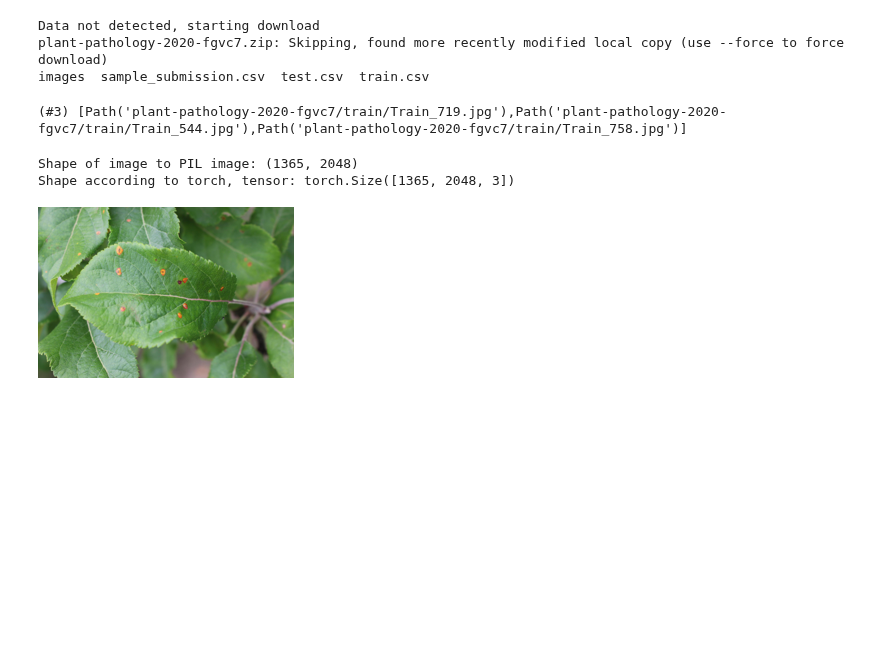
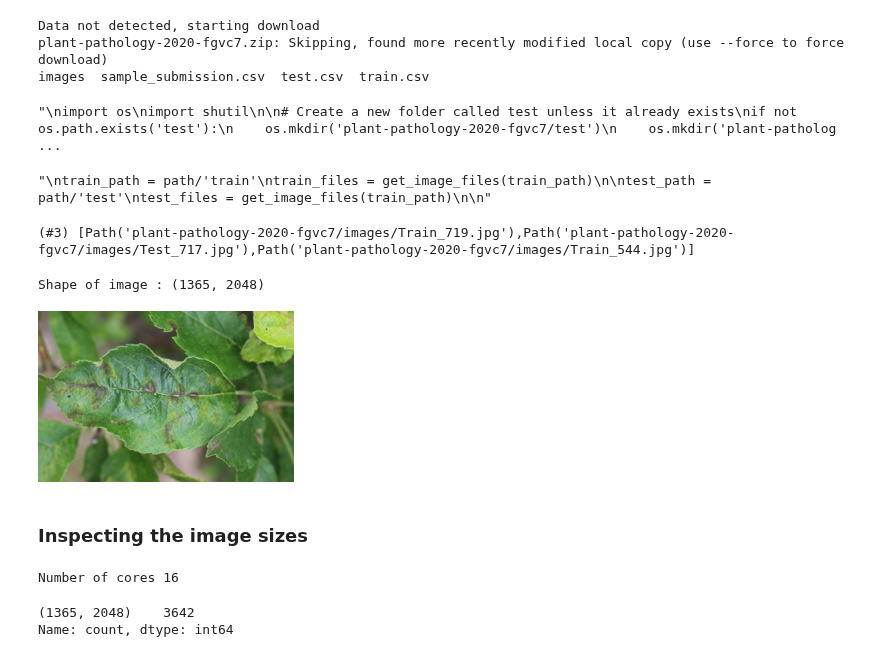
Before and after one commit to jalkestrup/fastai_course, a Jupyter notebook: 10_final_project/apple_disease.ipynb, the cells around one changed output. Saved outputs shown, nothing was run; the diff lists cells and outputs as text; code cells hidden in the pictures; blank space fills up the shorter version.

Commit message:
Loaded images and rotated, loaded labels from csv

```diff
--- a/10_final_project/apple_disease.ipynb
+++ b/10_final_project/apple_disease.ipynb
@@ -93,8 +93,11 @@ Data not detected, starting download
 plant-pathology-2020-fgvc7.zip: Skipping, found more recently modified local copy (use --force to force download)
 images  sample_submission.csv  test.csv  train.csv
 # %%
-#Move all images from the images folder starting with Test_ to a new subfolder called test ditto for train
+#Images are initially all stored in a single folder, for easier compatability with fastAI dataloaders we will split the test and train images into 2 different folders
 
+#Not needed any longer
+
+"""
 import os
 import shutil
 
@@ -109,29 +112,56 @@ for file_name in os.listdir('plant-pathology-2020-fgvc7/images'):
         shutil.move(f'{path}/images/{file_name}', 'plant-pathology-2020-fgvc7/test')
     elif file_name.startswith('Train_'):
         shutil.move(f'{path}/images/{file_name}', 'plant-pathology-2020-fgvc7/train')
+
+
+
+"""
+# %% [output]
+"\nimport os\nimport shutil\n\n# Create a new folder called test unless it already exists\nif not os.path.exists('test'):\n    os.mkdir('plant-pathology-2020-fgvc7/test')\n    os.mkdir('plant-patholog ...
 # %%
 import timm
 from fastai.vision.all import *
-set_seed(42)
 
+image_path = path/'images'
+image_files = get_image_files(image_path)
+
+"""
 train_path = path/'train'
 train_files = get_image_files(train_path)
 
 test_path = path/'test'
 test_files = get_image_files(train_path)
+
+"""
+# %% [output]
+"\ntrain_path = path/'train'\ntrain_files = get_image_files(train_path)\n\ntest_path = path/'test'\ntest_files = get_image_files(train_path)\n\n"
 # %%
 #Simply contains the filename of all the images in the given folder
-train_files[0:3]
+image_files[0:3]
 # %% [output]
-(#3) [Path('plant-pathology-2020-fgvc7/train/Train_719.jpg'),Path('plant-pathology-2020-fgvc7/train/Train_544.jpg'),Path('plant-pathology-2020-fgvc7/train/Train_758.jpg')]
+(#3) [Path('plant-pathology-2020-fgvc7/images/Train_719.jpg'),Path('plant-pathology-2020-fgvc7/images/Test_717.jpg'),Path('plant-pathology-2020-fgvc7/images/Train_544.jpg')]
 # %%
-img = PILImage.create(train_files[5])
-print(f'Shape of image to PIL image: {img.shape}')
-#Convert to tensor
-img_t = tensor(img)
-print(f'Shape according to torch, tensor: {img_t.shape}')
+img = PILImage.create(image_files[3])
+print(f'Shape of image : {img.shape}')
 img.to_thumb(256)
 # %% [output]
-Shape of image to PIL image: (1365, 2048)
-Shape according to torch, tensor: torch.Size([1365, 2048, 3])
+Shape of image : (1365, 2048)
-[figure, old version]
+[figure, new version]
+# %% [markdown]
+### Inspecting the image sizes
+# %%
+import multiprocessing
+from fastcore.parallel import *
+
+n_cores = multiprocessing.cpu_count()
+print(f'Number of cores {n_cores}')
+
+def check_size(img):
+    return PILImage.create(img).shape
+
+sizes = parallel(check_size, image_files, n_workers=n_cores)
+pd.Series(sizes).value_counts()
+# %% [output]
+Number of cores 16
+(1365, 2048)    3642
+Name: count, dtype: int64
```
Also changed, not shown: parts of 8 cells of this notebook.
